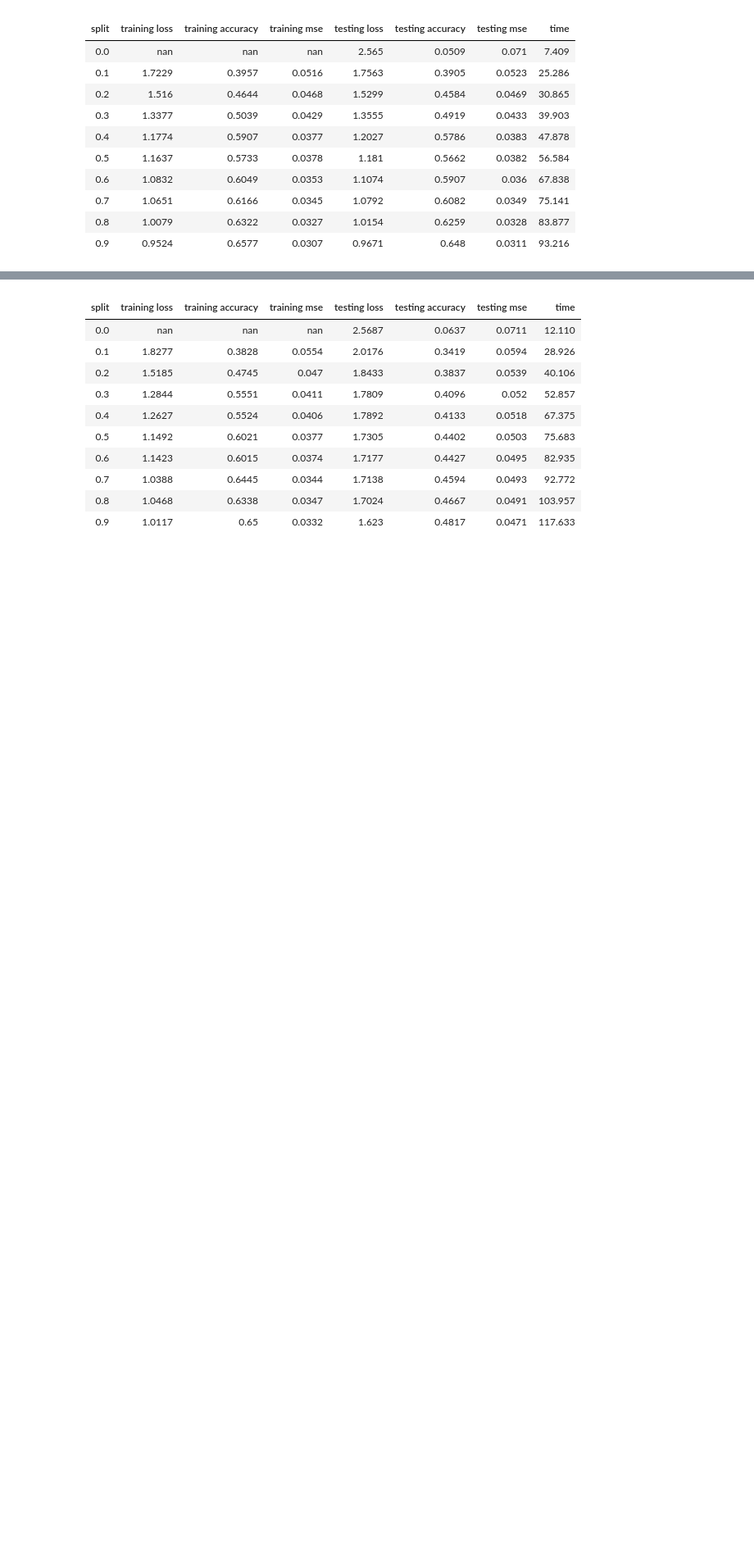
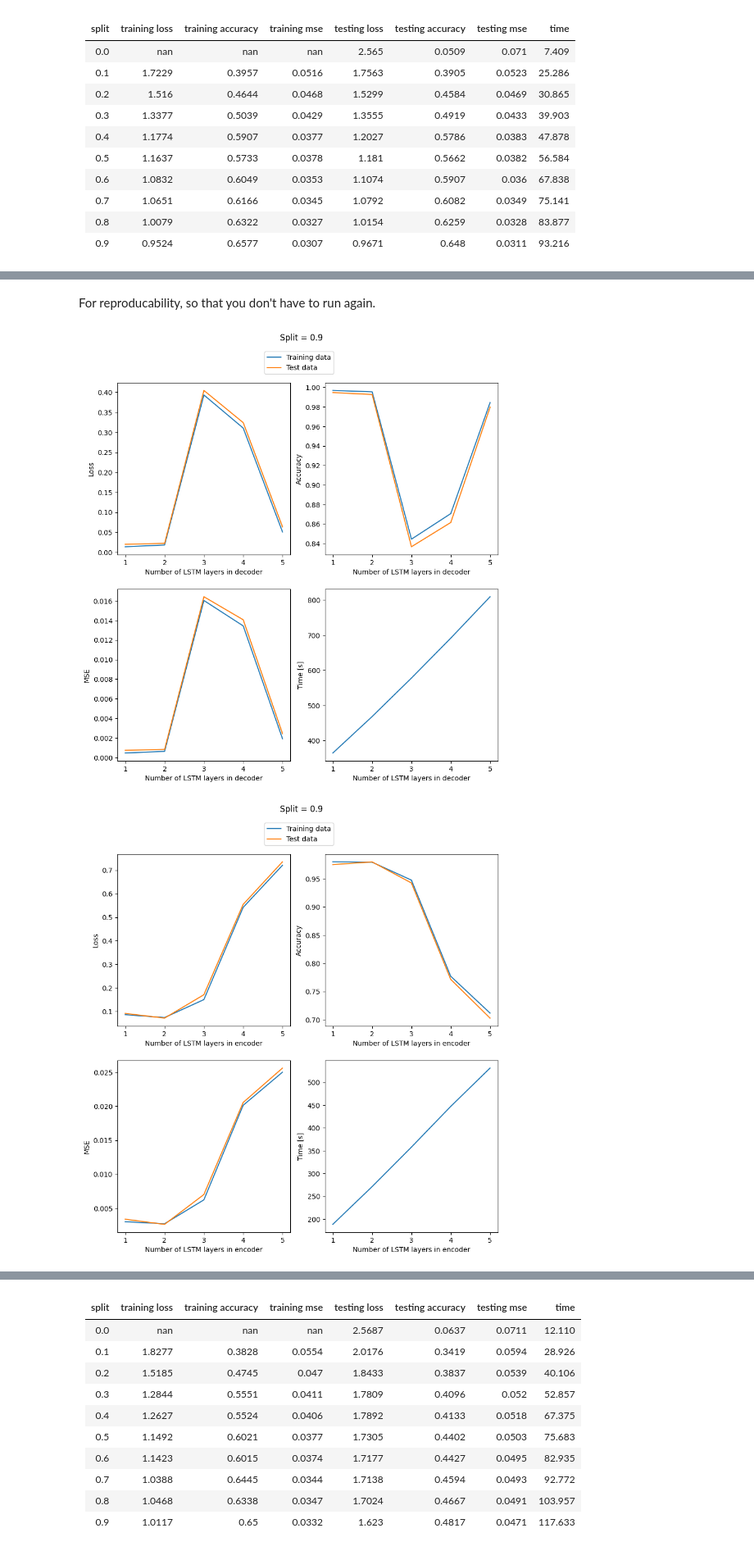
Before and after one commit to Spijkerberg/IDL-A2, a Jupyter notebook: individual_solns/A2_menno_tim.ipynb, the cells around one changed output, grey strips where cells are left out. Shown at 82% size. Drawn from its saved outputs; the diff is of its cells as text; code cells hidden in the pictures; blank space fills up the shorter version.

```diff
--- a/individual_solns/A2_menno_tim.ipynb
+++ b/individual_solns/A2_menno_tim.ipynb
@@ -725,0 +620,16 @@ plt.show()
+# %% [markdown]
+For reproducability, so that you don't have to run again.
+# %%
+losses,accs,mses,times = [[0.013955684378743172, 0.018219202756881714, 0.39311760663986206, 0.31045764684677124, 0.050872769206762314], [0.020169325172901154, 0.02221912145614624, 0.40450578927993774, 0.32405343651771545, 0.0635346993803978]],[[0.996833324432373, 0.9954259395599365, 0.8444259166717529, 0.8706111311912537, 0.9843518733978271], [0.9946666955947876, 0.9926666617393494, 0.8366666436195374, 0.8615000247955322, 0.9796666502952576]],[[0.0004472476430237293, 0.0006162201170809567, 0.016034919768571854, 0.013437146320939064, 0.00190415617544204], [0.000727631791960448, 0.00081266975030303, 0.01641867868602276, 0.014063671231269836, 0.0024230899289250374]],[364.18835377693176, 468.0882394313812, 577.8546195030212, 691.4344837665558, 809.3952257633209]
+losses_enc,accs_enc,mses_enc,times_enc = [[0.08622852712869644, 0.07407578080892563, 0.15027578175067902, 0.5421000719070435, 0.7208289504051208], [0.09166353195905685, 0.07184357196092606, 0.17098075151443481, 0.554690420627594, 0.7355177998542786]],[[0.979962944984436, 0.9793333411216736, 0.947518527507782, 0.7770370244979858, 0.7117407321929932], [0.9750000238418579, 0.9798333048820496, 0.9424999952316284, 0.7714999914169312, 0.702833354473114]],[[0.003006197512149811, 0.002711206441745162, 0.0062245591543614864, 0.0201452374458313, 0.02501494623720646], [0.003379963571205735, 0.002619279082864523, 0.0070093171671032906, 0.020555850118398666, 0.02561715617775917]],[188.35674118995667, 271.14499855041504, 357.8060030937195, 447.0659673213959, 531.1318838596344]
+# %%
+split = 0.9
+part = 'decoder'
+ns = np.arange(1,6,1)
+
+plot_encode_decode_results(losses,accs,mses,times,split,ns,part)
+print()
+plot_encode_decode_results(losses_enc,accs_enc,mses_enc,times_enc,split,ns,'encoder')
+# %% [output]
+[figure, added]
+[figure, added]
```
Also changed, not shown: parts of 43 cells of this notebook.
